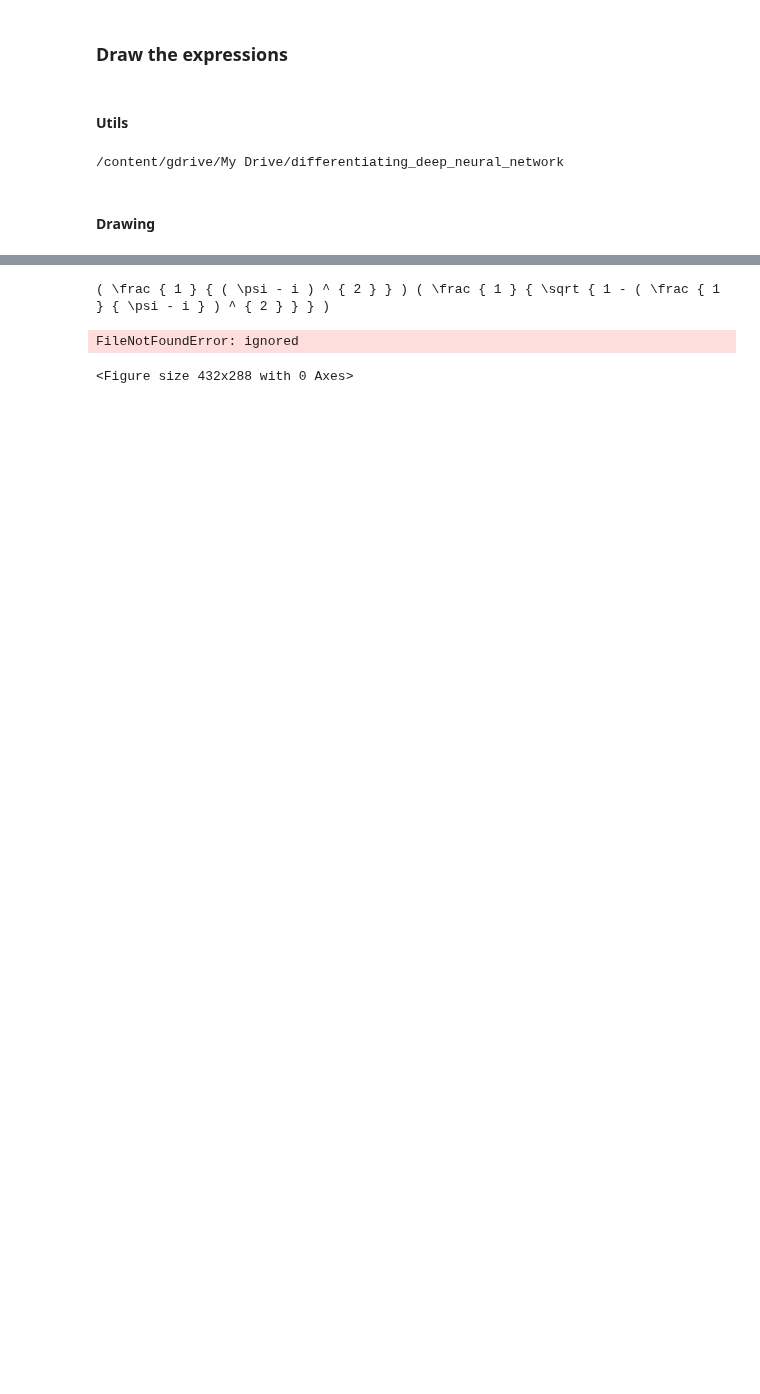
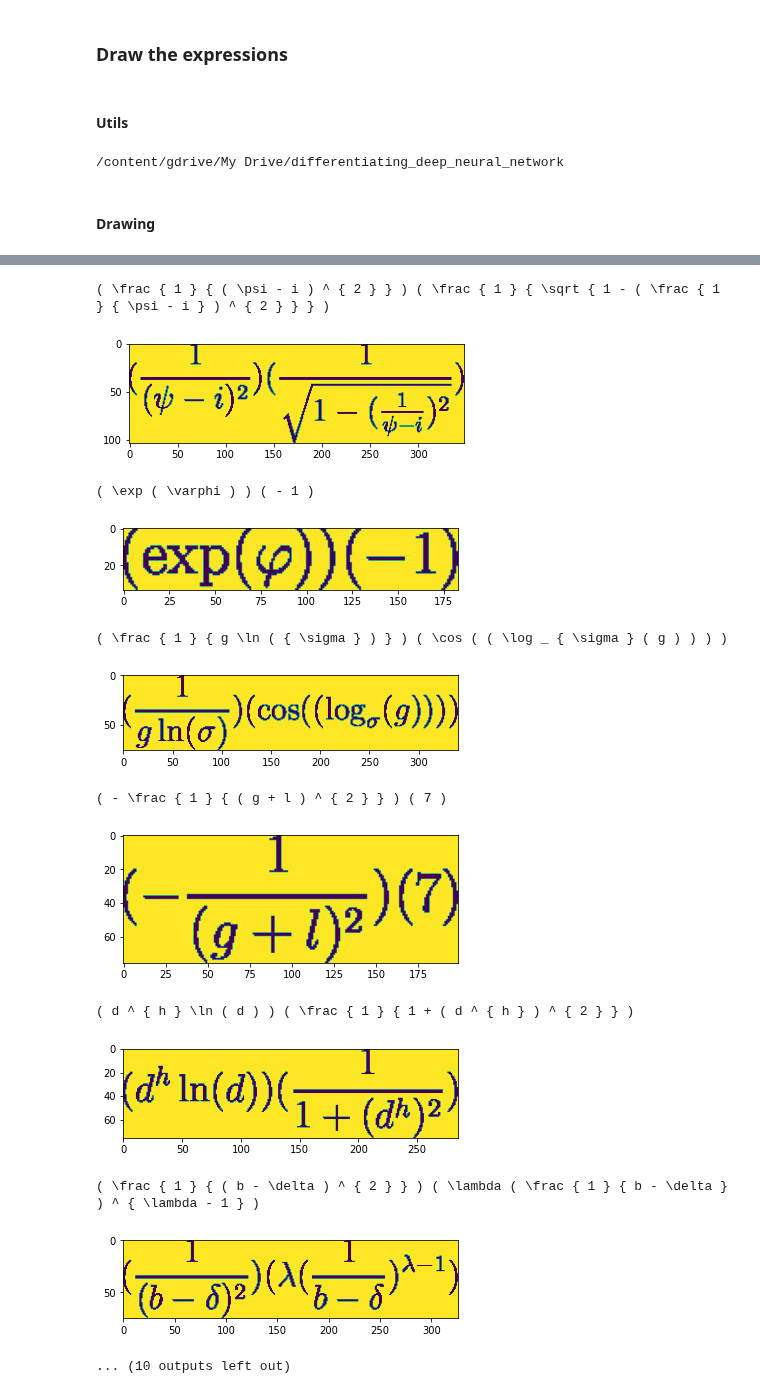
Before and after one commit to vasiliyeskin/differentiating_deep_neural_network, a Jupyter notebook: Differentiating_DNN.ipynb, the cells around one changed output, grey strips where cells are left out. Saved outputs shown, nothing was run; the diff lists cells and outputs as text; code cells hidden in the pictures; blank space fills up the shorter version.

```diff
--- a/Differentiating_DNN.ipynb
+++ b/Differentiating_DNN.ipynb
@@ -757,30 +762,40 @@ def run(cmd, timeout_sec):
 # %%
 # import utils.utils as util
 import numpy as np
 %matplotlib inline
 import matplotlib.pyplot as plt
 import matplotlib.image as mpimg
 
 I = 0
 for _, (src, trg) in enumerate(dataset_val):
     trg_seq = tensor_to_sequence(trg)
     trg_seq = trg_seq[:-5]
     rander_output = 'test_rendering/formula{0}.png'
 
-I    line = 'test_rendering/test_rendering.png', trg_seq, rander_output.format(I), True
+    line = 'test_rendering/test_rendering.png', trg_seq, rander_output.format(I), True
     # util.latex2png(line)
     latex2png(line)
     print(trg_seq)
 
     fig = plt.figure()
     # plt.imshow(img)
     imgplot = plt.imshow( mpimg.imread(rander_output.format(I)))
     plt.show()
 
     I += 1
     if I > 10:
         break
 # %% [output]
 ( \frac { 1 } { ( \psi - i ) ^ { 2 } } ) ( \frac { 1 } { \sqrt { 1 - ( \frac { 1 } { \psi - i } ) ^ { 2 } } } )
+[figure, added]
-FileNotFoundError: ignored
+( \exp ( \varphi ) ) ( - 1 )
+[figure, added]
-<Figure size 432x288 with 0 Axes>
+( \frac { 1 } { g \ln ( { \sigma } ) } ) ( \cos ( ( \log _ { \sigma } ( g ) ) ) )
+[figure, added]
+( - \frac { 1 } { ( g + l ) ^ { 2 } } ) ( 7 )
+[figure, added]
+( d ^ { h } \ln ( d ) ) ( \frac { 1 } { 1 + ( d ^ { h } ) ^ { 2 } } )
+[figure, added]
+( \frac { 1 } { ( b - \delta ) ^ { 2 } } ) ( \lambda ( \frac { 1 } { b - \delta } ) ^ { \lambda - 1 } )
+[figure, added]
+... (10 outputs left out)
```
Also changed, not shown: parts of 3 cells of this notebook.
